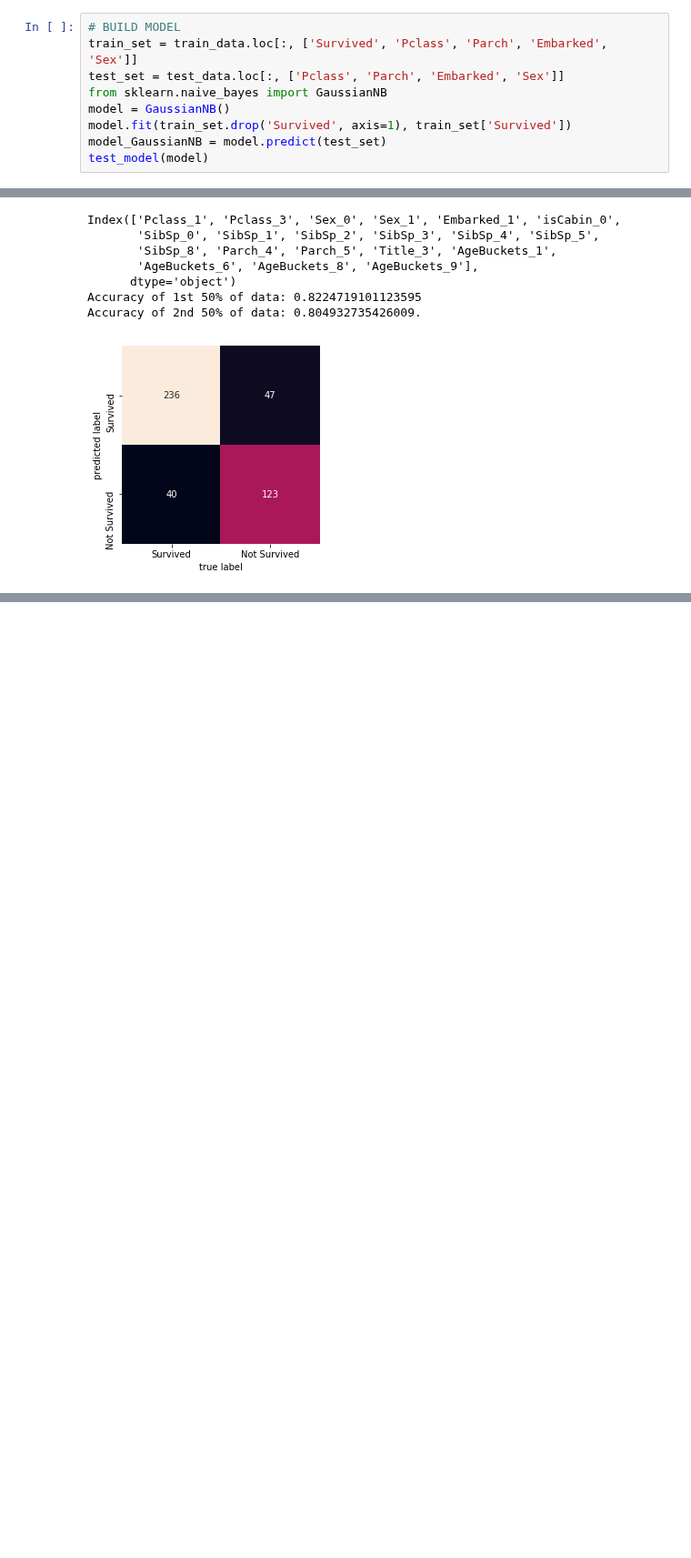
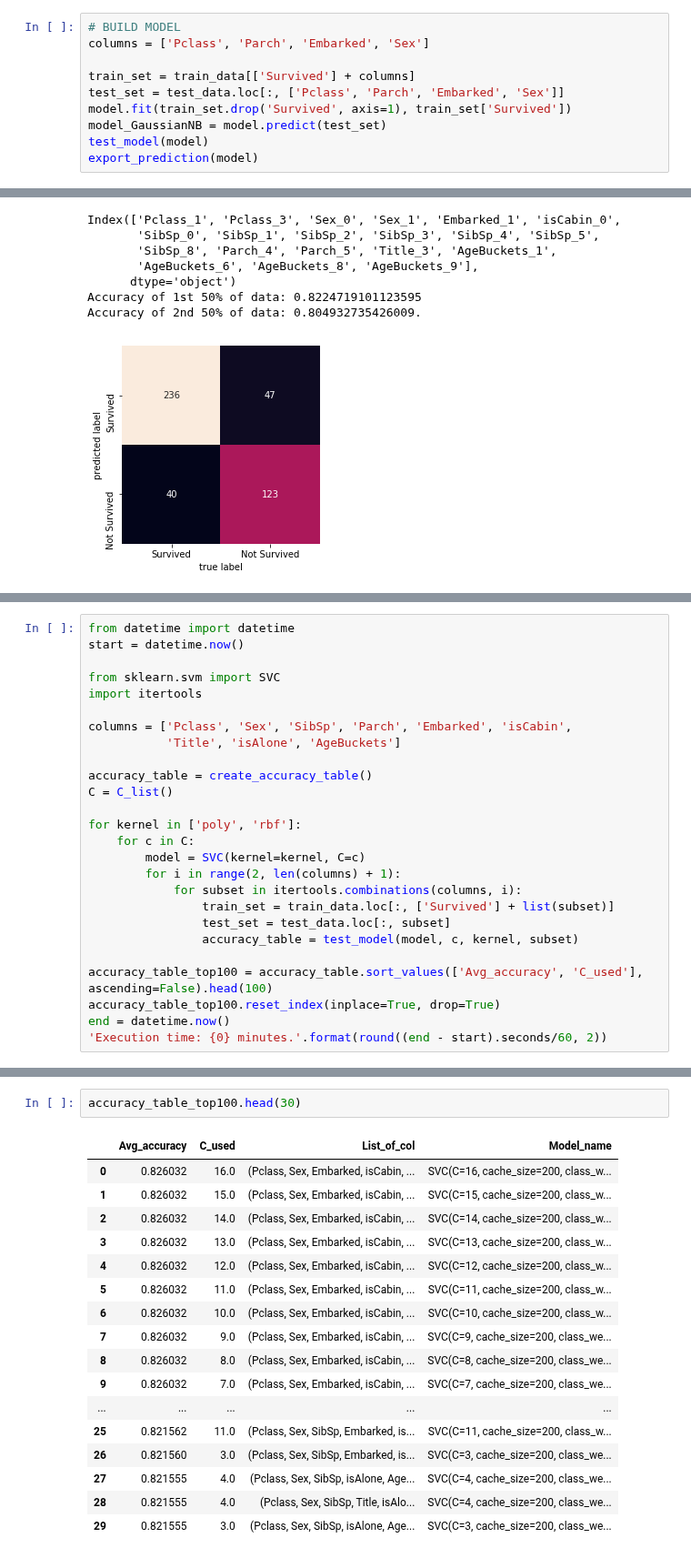
Before and after one commit to MateuszKonopelski/Kaggle, a Jupyter notebook: Project1_Titanic/Titanic_code.ipynb, the cells around one changed output, grey strips where cells are left out. Shown at 91% size. Drawn from its saved outputs; the diff is of its cells as text; blank space fills up the shorter version.

```diff
--- a/Project1_Titanic/Titanic_code.ipynb
+++ b/Project1_Titanic/Titanic_code.ipynb
@@ -598,10 +604,11 @@ train_data.loc[:, ['Pclass', 'Parch', 'Embarked', 'Title']].corr()
 # %%
 # BUILD MODEL
-train_set = train_data.loc[:, ['Survived', 'Pclass', 'Parch', 'Embarked', 'Sex']]
+columns = ['Pclass', 'Parch', 'Embarked', 'Sex']
+
+train_set = train_data[['Survived'] + columns]
 test_set = test_data.loc[:, ['Pclass', 'Parch', 'Embarked', 'Sex']]
-from sklearn.naive_bayes import GaussianNB
-model = GaussianNB()
 model.fit(train_set.drop('Survived', axis=1), train_set['Survived'])
 model_GaussianNB = model.predict(test_set)
 test_model(model)
+export_prediction(model)
 # %% [output]
@@ -851,0 +907,26 @@ np.mean((5, 6))
+# %%
+from datetime import datetime
+start = datetime.now()
+
+from sklearn.svm import SVC
+import itertools
+
+columns = ['Pclass', 'Sex', 'SibSp', 'Parch', 'Embarked', 'isCabin',
+           'Title', 'isAlone', 'AgeBuckets']
+
+accuracy_table = create_accuracy_table()
+C = C_list()
+
+for kernel in ['poly', 'rbf']:
+    for c in C:
+        model = SVC(kernel=kernel, C=c)
+        for i in range(2, len(columns) + 1):
+            for subset in itertools.combinations(columns, i):
+                train_set = train_data.loc[:, ['Survived'] + list(subset)]
+                test_set = test_data.loc[:, subset]
+                accuracy_table = test_model(model, c, kernel, subset)
+
+accuracy_table_top100 = accuracy_table.sort_values(['Avg_accuracy', 'C_used'], ascending=False).head(100)
+accuracy_table_top100.reset_index(inplace=True, drop=True)
+end = datetime.now()
+'Execution time: {0} minutes.'.format(round((end - start).seconds/60, 2))
@@ -851,0 +967,20 @@ np.mean((5, 6))
+# %%
+accuracy_table_top100.head(30)
+# %% [output]
+|  | Avg_accuracy | C_used | List_of_col | Model_name |
+| 0 | 0.826032 | 16.0 | (Pclass, Sex, Embarked, isCabin, ... | SVC(C=16, cache_size=200, class_w... |
+| 1 | 0.826032 | 15.0 | (Pclass, Sex, Embarked, isCabin, ... | SVC(C=15, cache_size=200, class_w... |
+| 2 | 0.826032 | 14.0 | (Pclass, Sex, Embarked, isCabin, ... | SVC(C=14, cache_size=200, class_w... |
+| 3 | 0.826032 | 13.0 | (Pclass, Sex, Embarked, isCabin, ... | SVC(C=13, cache_size=200, class_w... |
+| 4 | 0.826032 | 12.0 | (Pclass, Sex, Embarked, isCabin, ... | SVC(C=12, cache_size=200, class_w... |
+| 5 | 0.826032 | 11.0 | (Pclass, Sex, Embarked, isCabin, ... | SVC(C=11, cache_size=200, class_w... |
+| 6 | 0.826032 | 10.0 | (Pclass, Sex, Embarked, isCabin, ... | SVC(C=10, cache_size=200, class_w... |
+| 7 | 0.826032 | 9.0 | (Pclass, Sex, Embarked, isCabin, ... | SVC(C=9, cache_size=200, class_we... |
+| 8 | 0.826032 | 8.0 | (Pclass, Sex, Embarked, isCabin, ... | SVC(C=8, cache_size=200, class_we... |
+| 9 | 0.826032 | 7.0 | (Pclass, Sex, Embarked, isCabin, ... | SVC(C=7, cache_size=200, class_we... |
+| ... | ... | ... | ... | ... |
+| 25 | 0.821562 | 11.0 | (Pclass, Sex, SibSp, Embarked, is... | SVC(C=11, cache_size=200, class_w... |
+| 26 | 0.821560 | 3.0 | (Pclass, Sex, SibSp, Embarked, is... | SVC(C=3, cache_size=200, class_we... |
+| 27 | 0.821555 | 4.0 | (Pclass, Sex, SibSp, isAlone, Age... | SVC(C=4, cache_size=200, class_we... |
+| 28 | 0.821555 | 4.0 | (Pclass, Sex, SibSp, Title, isAlo... | SVC(C=4, cache_size=200, class_we... |
+| 29 | 0.821555 | 3.0 | (Pclass, Sex, SibSp, isAlone, Age... | SVC(C=3, cache_size=200, class_we... |
```
Also changed, not shown: parts of 15 cells of this notebook.
